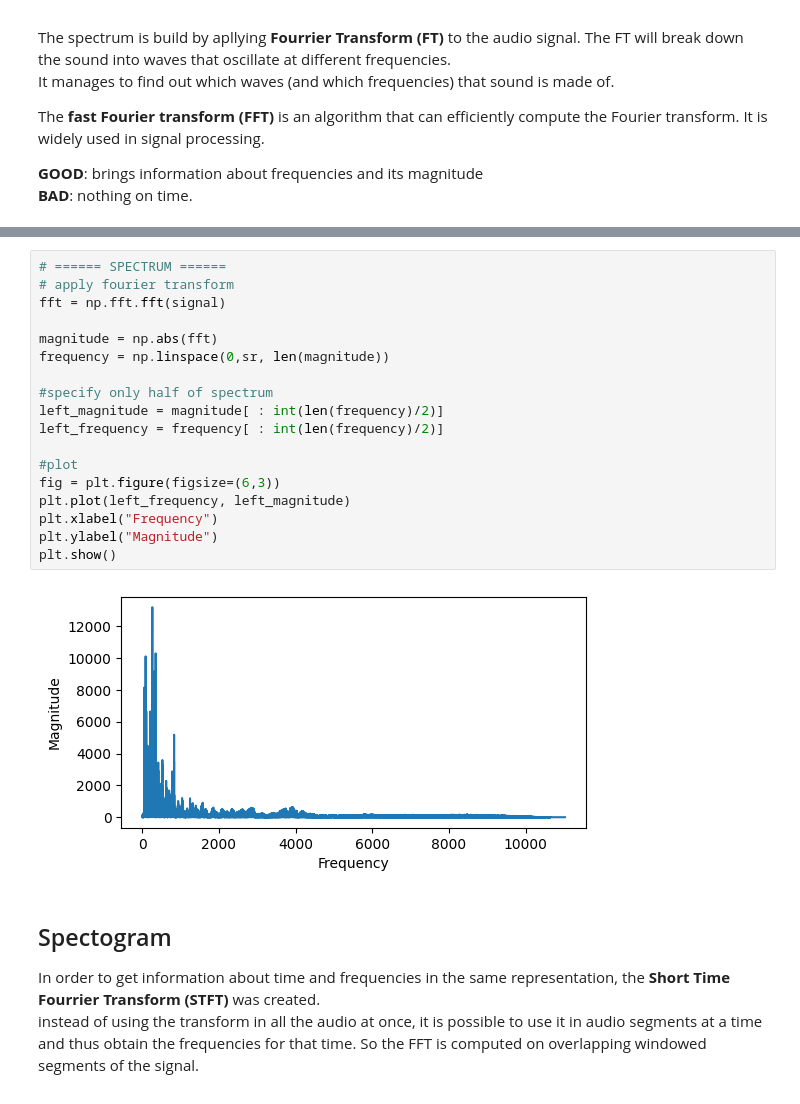
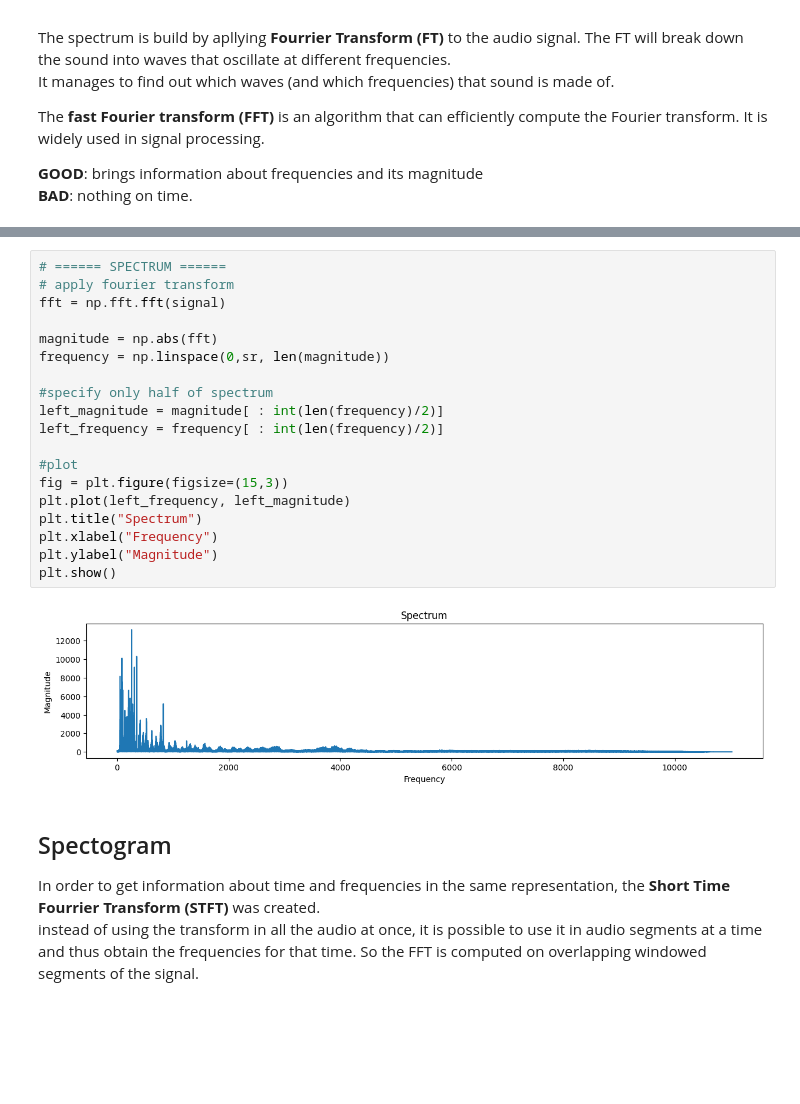
Before and after one commit to AnaRachel1/Studying-audio-signals, a Jupyter notebook: audio_features.ipynb, the cells around one changed output, grey strips where cells are left out. Cells and saved outputs as stored; diff of their text form; blank space fills up the shorter version.

```diff
--- a/audio_features.ipynb
+++ b/audio_features.ipynb
@@ -37,23 +38,24 @@ The **fast Fourier transform (FFT)** is an algorithm that can efficiently comput
 # %%
 # ====== SPECTRUM ======
 # apply fourier transform
 fft = np.fft.fft(signal)
 
 magnitude = np.abs(fft)
 frequency = np.linspace(0,sr, len(magnitude))
 
 #specify only half of spectrum
 left_magnitude = magnitude[ : int(len(frequency)/2)]
 left_frequency = frequency[ : int(len(frequency)/2)]
 
 #plot
-fig = plt.figure(figsize=(6,3))
+fig = plt.figure(figsize=(15,3))
 plt.plot(left_frequency, left_magnitude)
+plt.title("Spectrum")
 plt.xlabel("Frequency")
 plt.ylabel("Magnitude")
 plt.show()
 # %% [output]
-[figure, old version]
+[figure, new version]
 # %% [markdown]
 ## Spectogram
 In order to get information about time and frequencies in the same representation, the **Short Time Fourrier Transform (STFT)** was created.\
```
Also changed, not shown: parts of 4 cells of this notebook.
